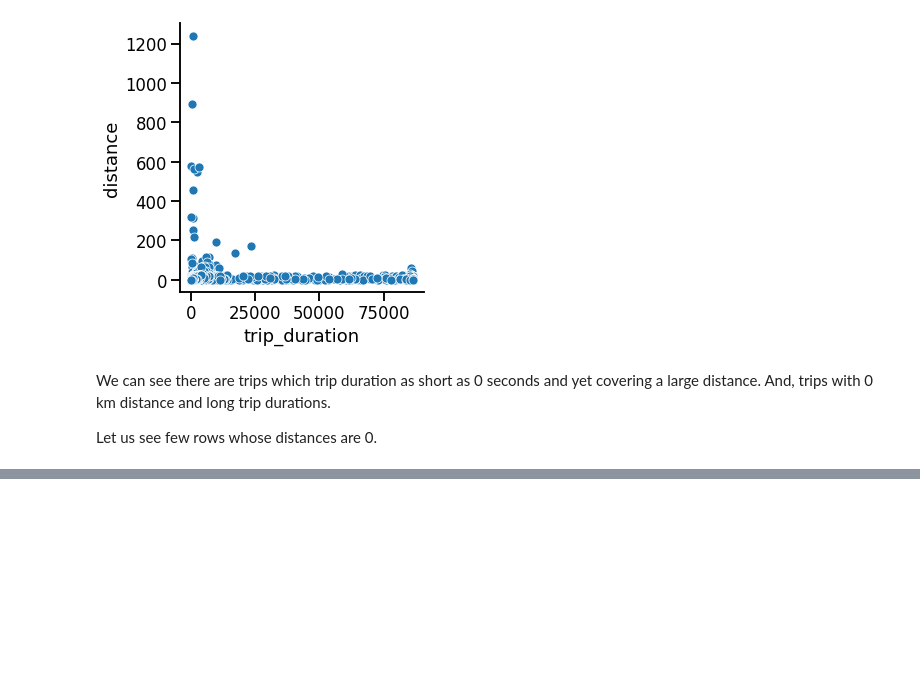
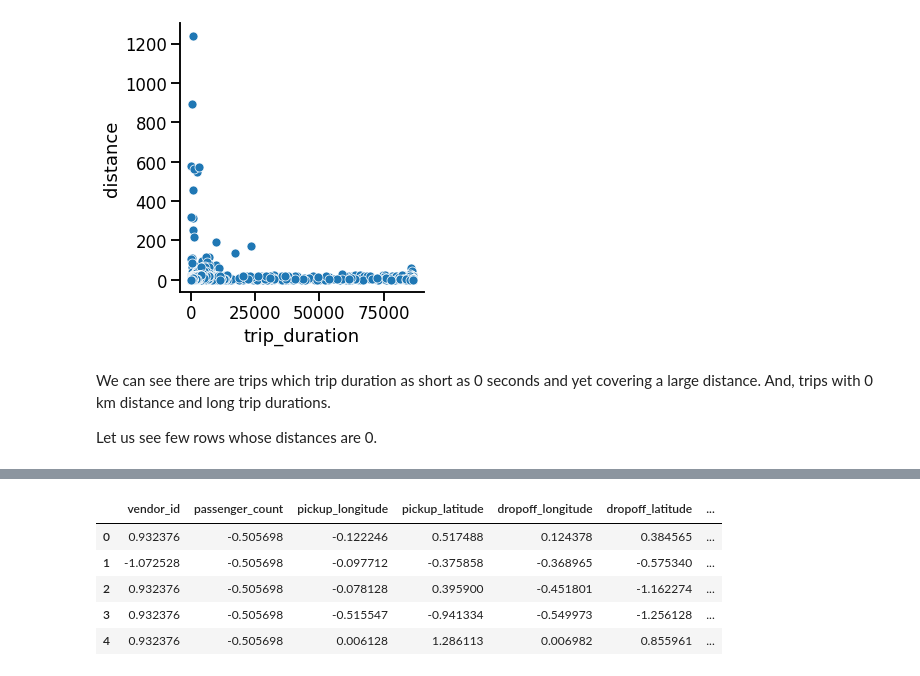
Before and after one commit to deepika1905/NYC-Taxi-Trip-Time-Prediction, a Jupyter notebook: Deepika_Yadav_NYC_Taxi_Trip_Time_Prediction_Capstone_Project.ipynb, the cells around one changed output, grey strips where cells are left out. Drawn from its saved outputs; the diff is of its cells as text; code cells hidden in the pictures; blank space fills up the shorter version.

```diff
--- a/Deepika_Yadav_NYC_Taxi_Trip_Time_Prediction_Capstone_Project.ipynb
+++ b/Deepika_Yadav_NYC_Taxi_Trip_Time_Prediction_Capstone_Project.ipynb
@@ -640,0 +695,5 @@ Let us see few rows whose distances are 0.
+# %%
+#Predictors and Target Variable
+
+X = nyc_taxi_df.drop(['trip_duration'], axis=1)
+y = np.log(nyc_taxi_df['trip_duration'])
@@ -640,0 +723,10 @@ Let us see few rows whose distances are 0.
+# %%
+new_df = pd.DataFrame(new_df, columns=cols)
+new_df.head()
+# %% [output]
+|  | vendor_id | passenger_count | pickup_longitude | pickup_latitude | dropoff_longitude | dropoff_latitude | ... |
+| 0 | 0.932376 | -0.505698 | -0.122246 | 0.517488 | 0.124378 | 0.384565 | ... |
+| 1 | -1.072528 | -0.505698 | -0.097712 | -0.375858 | -0.368965 | -0.575340 | ... |
+| 2 | 0.932376 | -0.505698 | -0.078128 | 0.395900 | -0.451801 | -1.162274 | ... |
+| 3 | 0.932376 | -0.505698 | -0.515547 | -0.941334 | -0.549973 | -1.256128 | ... |
+| 4 | 0.932376 | -0.505698 | 0.006128 | 1.286113 | 0.006982 | 0.855961 | ... |
```
Also changed, not shown: parts of 17 cells of this notebook.
